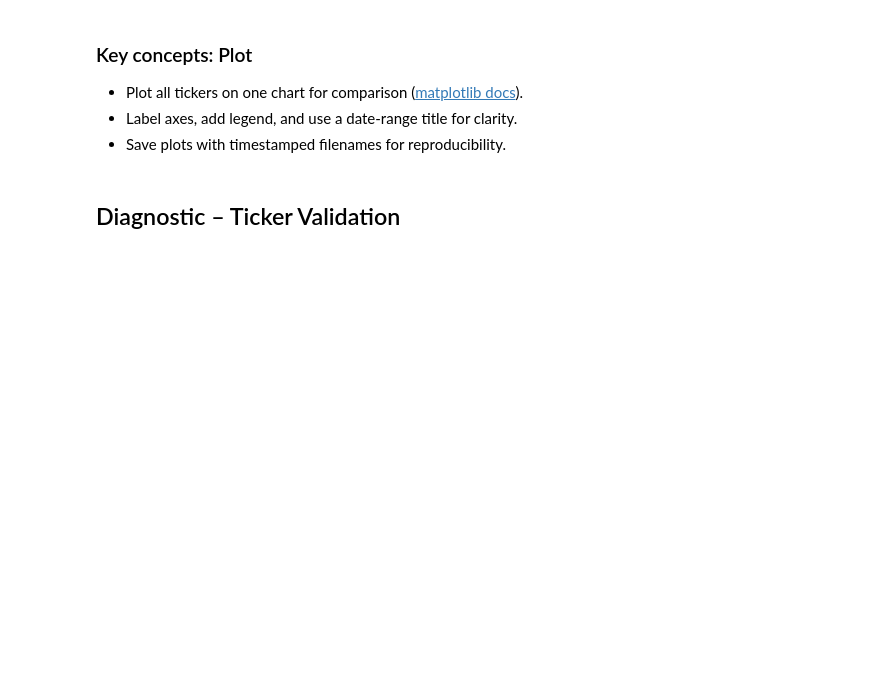
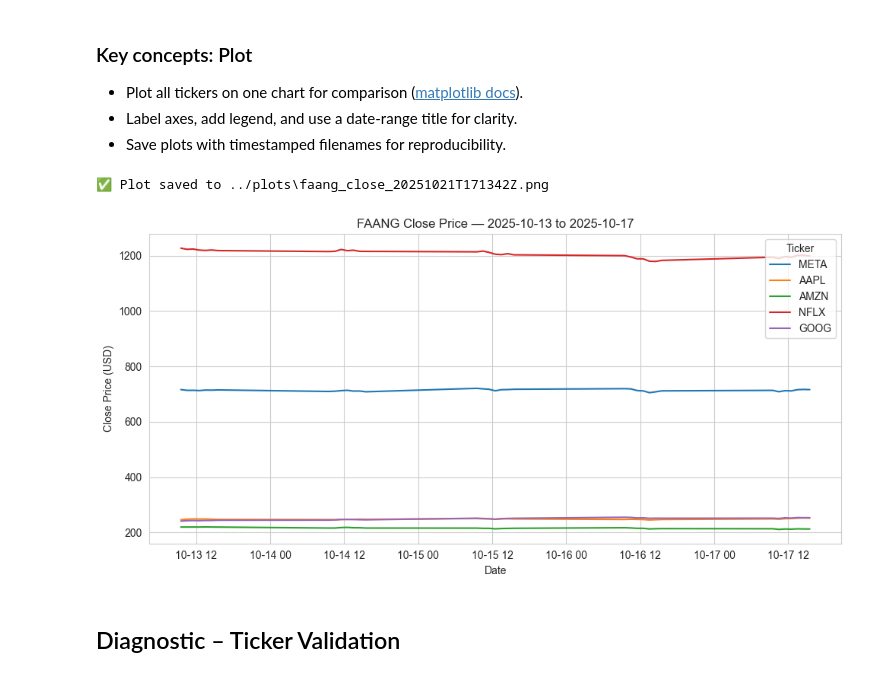
Before and after one commit to ECronin1973/computer_infrastructure, a Jupyter notebook: notebooks/problems.ipynb, the cells around one changed output. Cells and saved outputs as stored; diff of their text form; code cells hidden in the pictures; blank space fills up the shorter version.

Commit message:
problems.ipynb notebook updated with Problem 2 solution.  README file updated with approach taken in notebook.  plot generated as required from code

```diff
--- a/notebooks/problems.ipynb
+++ b/notebooks/problems.ipynb
@@ -341,6 +509,60 @@ for sym, df in data.items():
 - Plot all tickers on one chart for comparison ([matplotlib docs](https://matplotlib.org/stable/users/index.html)).
 - Label axes, add legend, and use a date-range title for clarity.
 - Save plots with timestamped filenames for reproducibility.
+# %%
+# 📈 Plot Close Prices for All Tickers
+# - Uses the `data` dictionary populated from saved CSVs
+# - Plots the 'Close' series for each ticker on a shared timeline
+# - Saves a timestamped PNG to ../plots for reproducibility and grading
+
+# 🧪 Ensure we have valid data to plot
+# Reference: globals().get() safely checks for existence of `data`
+# https://docs.python.org/3/library/functions.html#globals
+if not isinstance(globals().get('data'), dict) or not data:
+    raise RuntimeError("No data to plot. Run the CSV preview cell to build the `data` dict.")
+
+# 📁 Ensure plots directory exists (relative to notebook)
+# Reference: os.makedirs() with exist_ok=True avoids errors if folder already exists
+# https://docs.python.org/3/library/os.html#os.makedirs
+os.makedirs('../plots', exist_ok=True)
+
+# 📅 Compute overall date range for plot title
+# - Filters out empty DataFrames and ensures datetime index
+# Reference: pandas.DatetimeIndex
+# https://pandas.pydata.org/docs/reference/api/pandas.DatetimeIndex.html
+all_indices = [df.index for df in data.values() if isinstance(df.index, pd.DatetimeIndex) and not df.empty]
+if not all_indices:
+    raise RuntimeError("DataFrames missing or have no datetime index.")
+
+min_date = min(idx.min() for idx in all_indices)
+max_date = max(idx.max() for idx in all_indices)
+
+# 🎨 Plot Close prices for each ticker
+# Reference: matplotlib.pyplot.plot()
+# https://matplotlib.org/stable/api/_as_gen/matplotlib.pyplot.plot.html
+plt.figure()
+for sym, df in data.items():
+    if 'Close' in df.columns and not df.empty:
+        plt.plot(df.index, df['Close'], label=sym)
+
+# 🏷️ Axis labels and title
+plt.xlabel('Date')
+plt.ylabel('Close Price (USD)')
+plt.title(f"FAANG Close Price — {min_date.date()} to {max_date.date()}")
+plt.legend(title='Ticker')
+plt.tight_layout()
+
+# 💾 Save figure with UTC timestamp for reproducibility
+# Reference: datetime.strftime() for ISO 8601 format
+# https://docs.python.org/3/library/datetime.html#strftime-and-strptime-format-codes
+ts = datetime.now(timezone.utc).strftime('%Y%m%dT%H%M%SZ')
+plot_path = os.path.join('../plots', f'faang_close_{ts}.png')
+plt.savefig(plot_path)
+
+print(f"✅ Plot saved to {plot_path}")
+# %% [output]
+✅ Plot saved to ../plots\faang_close_20251021T171342Z.png
+[figure, added]
 # %% [markdown]
 ## Diagnostic – Ticker Validation
 # %%
```
Also changed, not shown: parts of 12 cells of this notebook, 7 other files.
